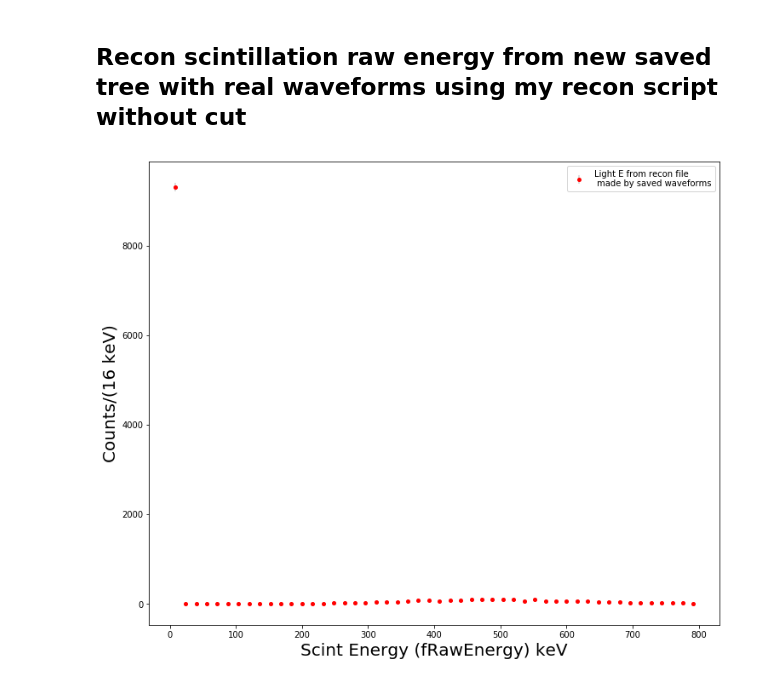
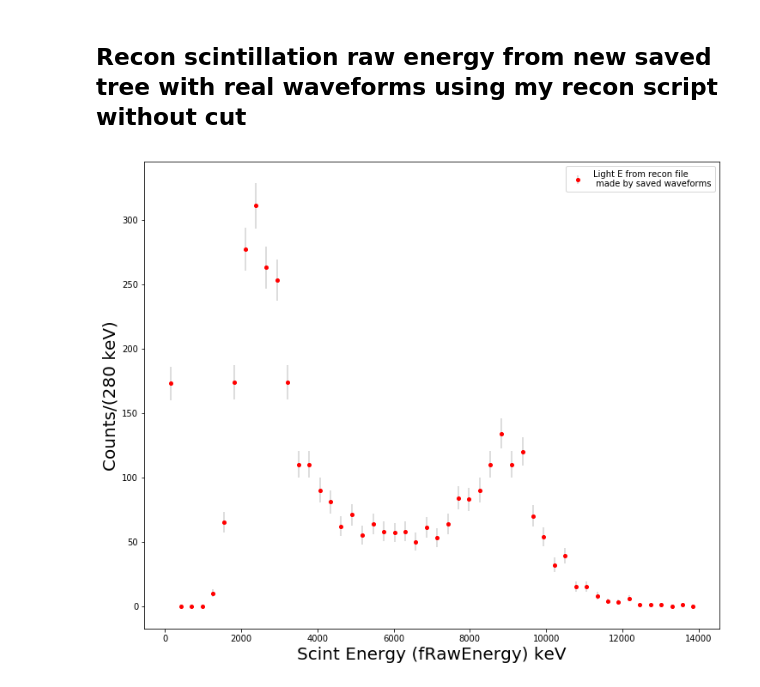
Before and after one commit to sli135/APD-GAN-Simulation, a Jupyter notebook: APDRawCount.ipynb, the cells around one changed output. Saved outputs shown, nothing was run; the diff lists cells and outputs as text; code cells hidden in the pictures.

```diff
--- a/APDRawCount.ipynb
+++ b/APDRawCount.ipynb
@@ -284,25 +284,25 @@ plt.show()
 ## Recon scintillation raw energy from new saved tree with real waveforms using my recon script without cut
 # %%
 left = 0
-right = 800
+right = 14000
 nbins = 50
 mybins = np.linspace(left,right,nbins+1)
 e_step = (right-left)/nbins
 ncharge, binscharge = np.histogram(real_light_e_nocut[:,1],bins=mybins)
 #nlight, binslight = np.histogram(real_raw_chn,bins=mybins)
 
 err_c = get_errs(ncharge)
 #err_s = get_errs(nlight)
 cent  = get_centers(mybins,e_step)
 
 plt.rcParams['figure.figsize'] = [12, 10]
 plt.errorbar(cent,ncharge,yerr=err_c,ecolor='lightgrey',fmt='o',color='r',markersize=4.,
              label='Light E from recon file \n made by saved waveforms')
 #plt.errorbar(cent,nlight,yerr=err_s,ecolor='lightgrey',fmt='o',color='b',markersize=4.,label='fRawCounts GangFit')
 plt.legend()
 plt.xlabel(r'Scint Energy (fRawEnergy) keV',fontsize=20)
 plt.ylabel(r'Counts/(%.0f keV)'%(e_step),fontsize=20)
 plt.savefig(mygraphpath+'/test_real_light_e_5851_full_length_nocut.png',bbox_inches = 'tight')
 plt.show()
 # %% [output]
-[figure, old version]
+[figure, new version]
```
Also changed, not shown: parts of 1 cell of this notebook.
